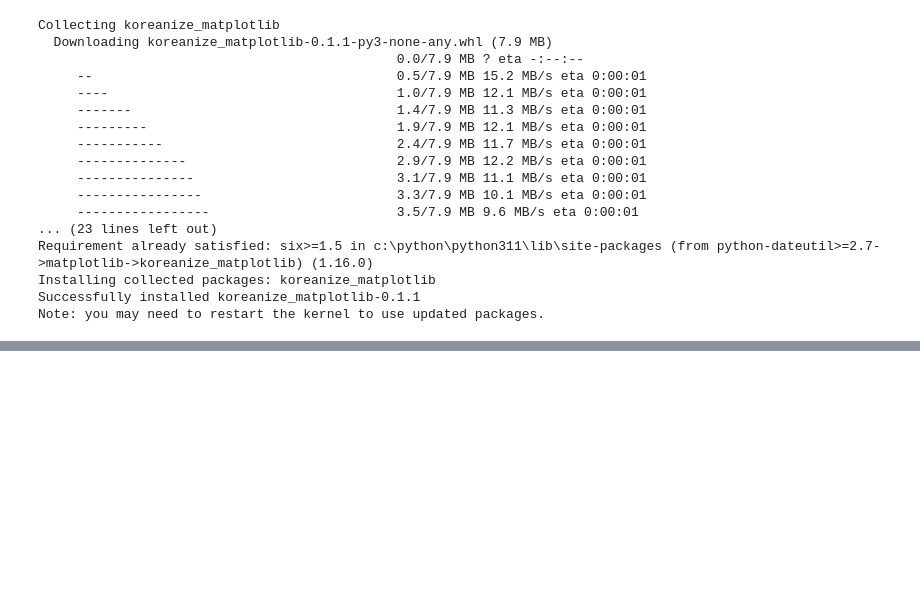
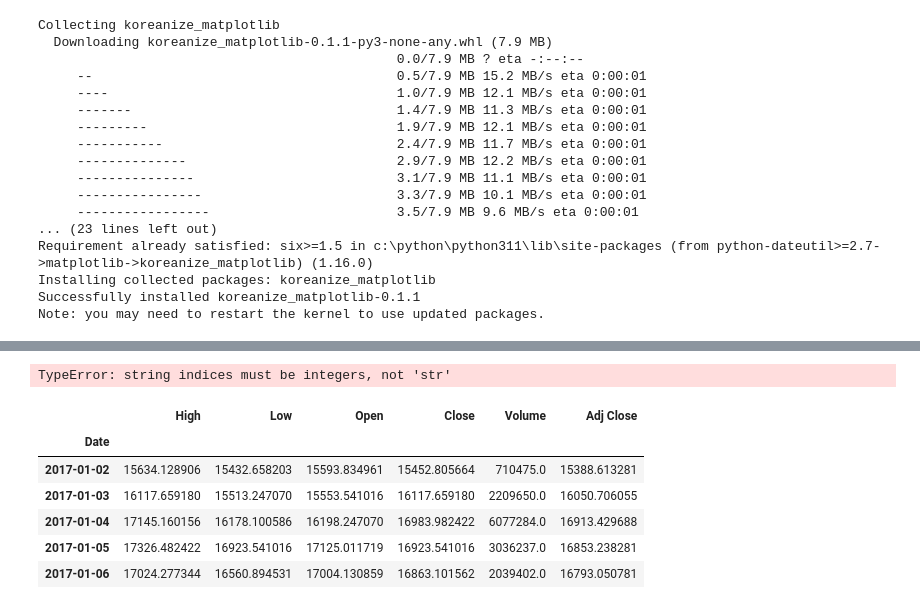
Before and after one commit to YimJeoYeol/e_commerce, a Jupyter notebook: visualization.ipynb, the cells around one changed output, grey strips where cells are left out. Cells and saved outputs as stored; diff of their text form; code cells hidden in the pictures; blank space fills up the shorter version.

```diff
--- a/visualization.ipynb
+++ b/visualization.ipynb
@@ -122,0 +128,3 @@ hdm = [
+# %%
+with open("a_list.pickle", "wb") as f:
+    pk.dump(a, f)
@@ -122,0 +133,3 @@ hdm = [
+# %%
+with open("a_list.pickle", "rb") as f:
+    a = pk.load(f)
@@ -122,0 +167,7 @@ hdm = [
+# %%
+def download_stock_data(file_name, company_code, year1, month1, date1, year2, month2, date2):
+    start = datetime.datetime(year1, month1, date1)
+    end = datetime.datetime(year2, month2, date2)
+    df = web.DataReader(f"{company_code}", "yahoo", start, end)
+    df.to_pickle(file_name)
+    return df
@@ -122,0 +178,14 @@ hdm = [
+# %%
+df_kakao = download_stock_data("kakao.data", "035720", 2015,1,1,2015,12,31)
+# %% [output]
+TypeError: string indices must be integers, not 'str'
+# %%
+df_kakao.head()
+# %% [output]
+|  | High | Low | Open | Close | Volume | Adj Close |
+| Date |  |  |  |  |  |  |
+| 2017-01-02 | 15634.128906 | 15432.658203 | 15593.834961 | 15452.805664 | 710475.0 | 15388.613281 |
+| 2017-01-03 | 16117.659180 | 15513.247070 | 15553.541016 | 16117.659180 | 2209650.0 | 16050.706055 |
+| 2017-01-04 | 17145.160156 | 16178.100586 | 16198.247070 | 16983.982422 | 6077284.0 | 16913.429688 |
+| 2017-01-05 | 17326.482422 | 16923.541016 | 17125.011719 | 16923.541016 | 3036237.0 | 16853.238281 |
+| 2017-01-06 | 17024.277344 | 16560.894531 | 17004.130859 | 16863.101562 | 2039402.0 | 16793.050781 |
```
Also changed, not shown: parts of 12 cells of this notebook, 5 other files.
